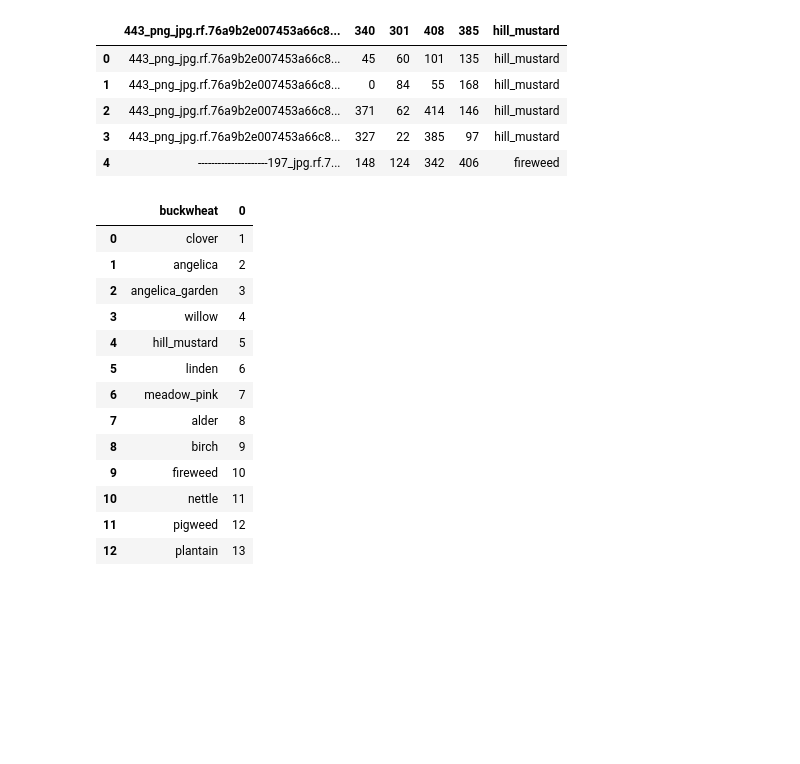
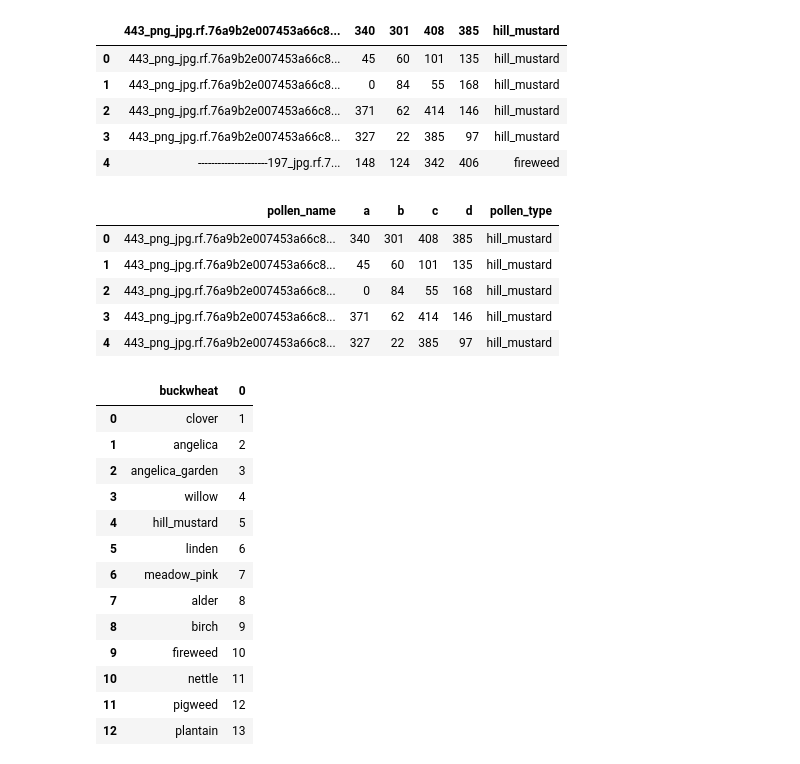
Before and after one commit to Vamba45/Python-way, a Jupyter notebook: mini-projects/OpenCV - first experience .ipynb, the cells around one changed output. Saved outputs shown, nothing was run; the diff lists cells and outputs as text; code cells hidden in the pictures; blank space fills up the shorter version.

```diff
--- a/mini-projects/OpenCV - first experience .ipynb
+++ b/mini-projects/OpenCV - first experience .ipynb
@@ -23,6 +23,17 @@ bboxes.head()
 | 2 | 443_png_jpg.rf.76a9b2e007453a66c8... | 371 | 62 | 414 | 146 | hill_mustard |
 | 3 | 443_png_jpg.rf.76a9b2e007453a66c8... | 327 | 22 | 385 | 97 | hill_mustard |
 | 4 | ---------------------197_jpg.rf.7... | 148 | 124 | 342 | 406 | fireweed |
+# %%
+bboxes = pd.DataFrame(np.insert(bboxes.values , 0, values=bboxes.columns, axis= 0 ))
+bboxes.columns = ['pollen_name', 'a', 'b', 'c', 'd', 'pollen_type']
+bboxes.head()
+# %% [output]
+|  | pollen_name | a | b | c | d | pollen_type |
+| 0 | 443_png_jpg.rf.76a9b2e007453a66c8... | 340 | 301 | 408 | 385 | hill_mustard |
+| 1 | 443_png_jpg.rf.76a9b2e007453a66c8... | 45 | 60 | 101 | 135 | hill_mustard |
+| 2 | 443_png_jpg.rf.76a9b2e007453a66c8... | 0 | 84 | 55 | 168 | hill_mustard |
+| 3 | 443_png_jpg.rf.76a9b2e007453a66c8... | 371 | 62 | 414 | 146 | hill_mustard |
+| 4 | 443_png_jpg.rf.76a9b2e007453a66c8... | 327 | 22 | 385 | 97 | hill_mustard |
 # %%
 class_map = pd.read_csv('./archive/class_map.csv')
 # %%
```
Also changed, not shown: parts of 7 cells of this notebook.
